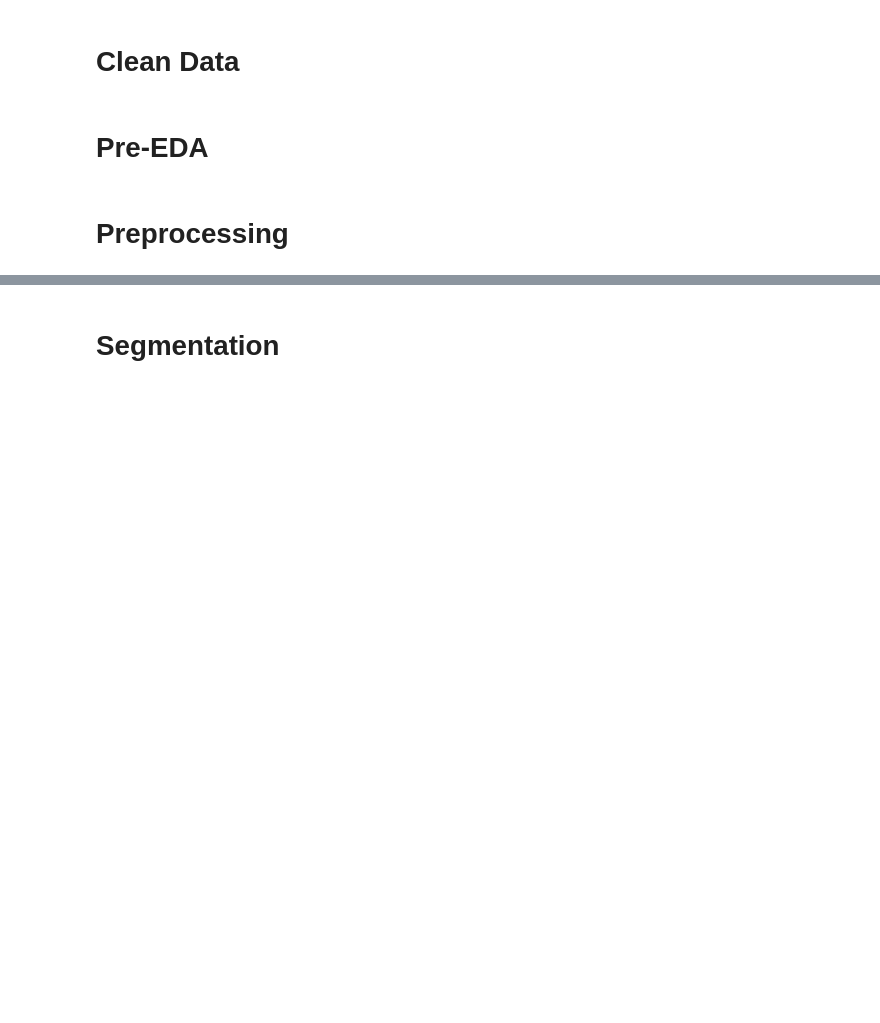
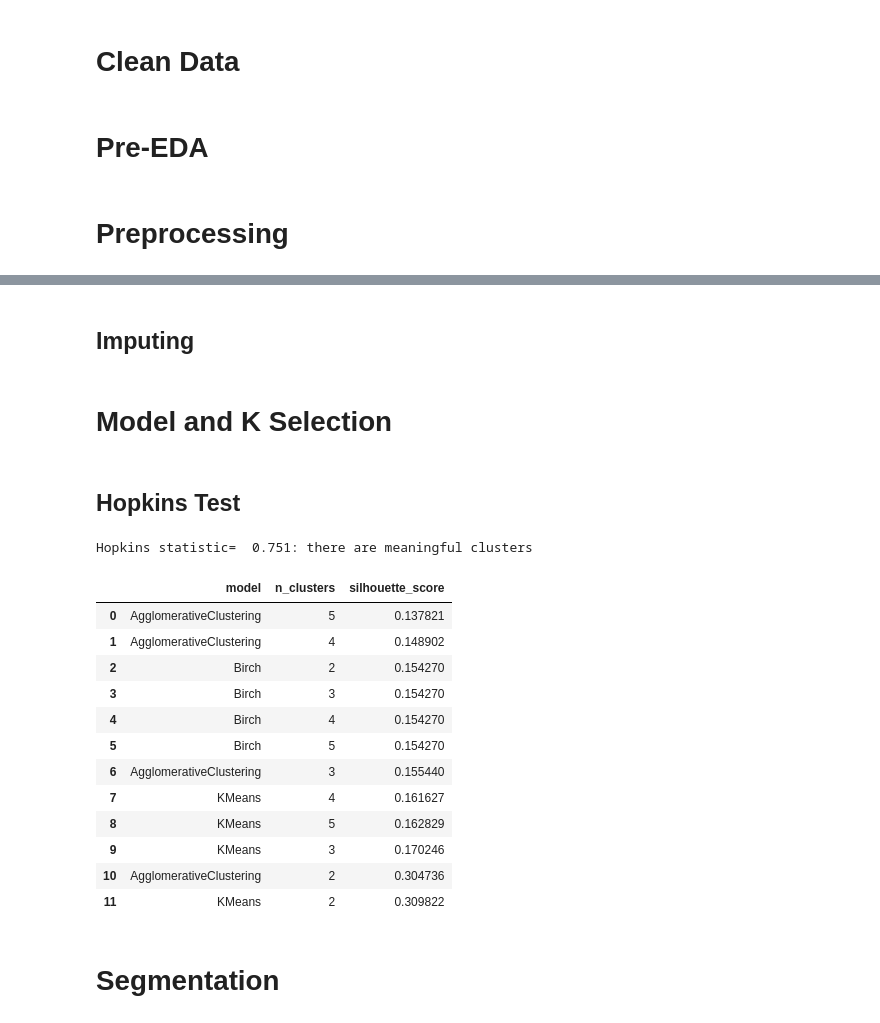
Before and after one commit to danjelito/upscale-test, a Jupyter notebook: main.ipynb, the cells around one changed output, grey strips where cells are left out. Saved outputs shown, nothing was run; the diff lists cells and outputs as text; code cells hidden in the pictures; blank space fills up the shorter version.

```diff
--- a/main.ipynb
+++ b/main.ipynb
@@ -57,7 +72,9 @@ df_onehot= pd.concat([df_num, df_cat], axis= 1)
 # scale all features
 scaler= RobustScaler()
 
-df_scaled= pd.DataFrame(
-    data= scaler.fit_transform(df_onehot),
-    columns= df_onehot.columns
+df_preprocessed= pd.DataFrame(
+    data= scaler.fit_transform(df_preprocessed),
+    columns= df_preprocessed.columns
 )
+# %% [markdown]
+## Imputing
@@ -64,2 +90,61 @@ df_scaled= pd.DataFrame(
+# %% [markdown]
+# Model and K Selection
+# %% [markdown]
+## Hopkins Test
+# %%
+utils.hopkins_test(df_preprocessed)
+# %% [output]
+Hopkins statistic=  0.751: there are meaningful clusters
+# %%
+clusters= range(2, 6, 1)
+
+models= []
+n_clusters= []
+silhouette_scores= []
+
+def append_scores(model, i):
+    n_clusters.append(i)
+    models.append(type(model).__name__)
+    silhouette_scores.append(silhouette_score(df_preprocessed, cluster_labels))
+
+for i in tqdm(clusters):
+
+    # k-means
+    with warnings.catch_warnings():
+        warnings.simplefilter('ignore')
+        kmeans= KMeans(n_clusters= i, random_state= 8, init= 'k-means++', n_init= 10)
+        cluster_labels= kmeans.fit_predict(df_preprocessed)
+        append_scores(kmeans, i)
+
+    # agglomerative clustering
+    agglo= AgglomerativeClustering(n_clusters= i)
+    cluster_labels= agglo.fit_predict(df_preprocessed)
+    append_scores(agglo, i)
+
+    # DBSCAN
+    birch= Birch()
+    cluster_labels= birch.fit_predict(df_preprocessed)
+    append_scores(birch, i)
+
+results= pd.DataFrame(data= {
+    'model': models,
+    'n_clusters': n_clusters,
+    'silhouette_score': silhouette_scores
+}).sort_values('silhouette_score', ignore_index= True)
+results
+# %% [output]
+|  | model | n_clusters | silhouette_score |
+| 0 | AgglomerativeClustering | 5 | 0.137821 |
+| 1 | AgglomerativeClustering | 4 | 0.148902 |
+| 2 | Birch | 2 | 0.154270 |
+| 3 | Birch | 3 | 0.154270 |
+| 4 | Birch | 4 | 0.154270 |
+| 5 | Birch | 5 | 0.154270 |
+| 6 | AgglomerativeClustering | 3 | 0.155440 |
+| 7 | KMeans | 4 | 0.161627 |
+| 8 | KMeans | 5 | 0.162829 |
+| 9 | KMeans | 3 | 0.170246 |
+| 10 | AgglomerativeClustering | 2 | 0.304736 |
+| 11 | KMeans | 2 | 0.309822 |
 # %% [markdown]
 # Segmentation
```
Also changed, not shown: parts of 11 cells of this notebook, 1 other file.
